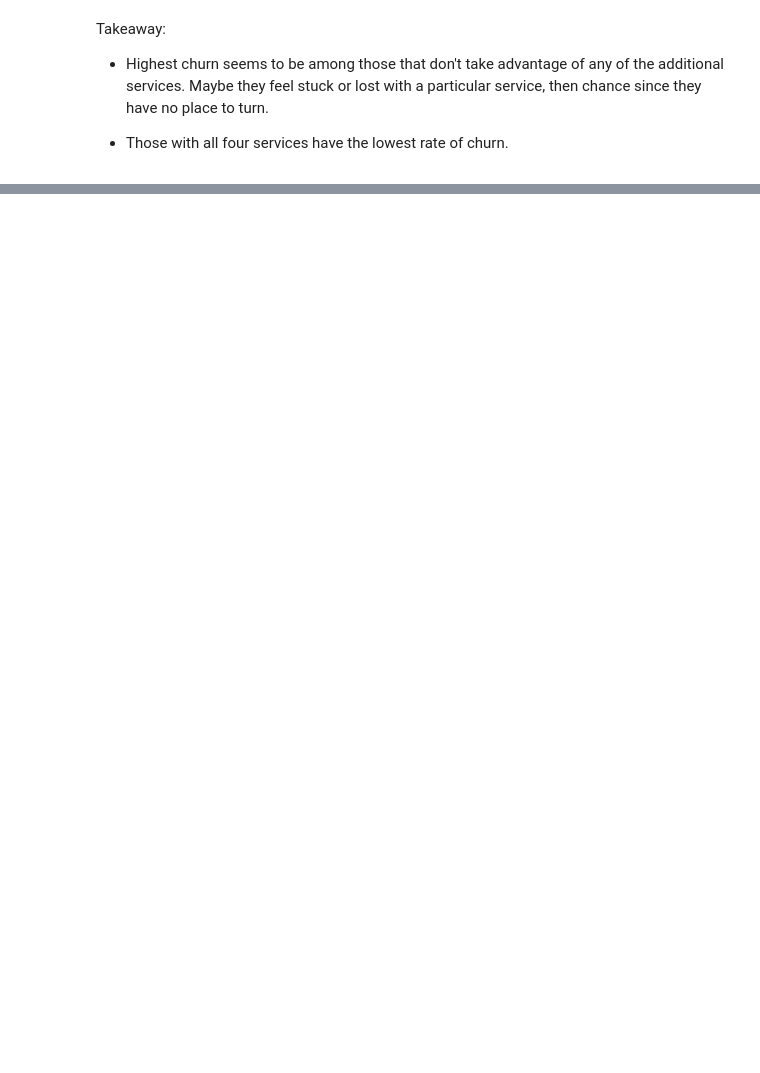
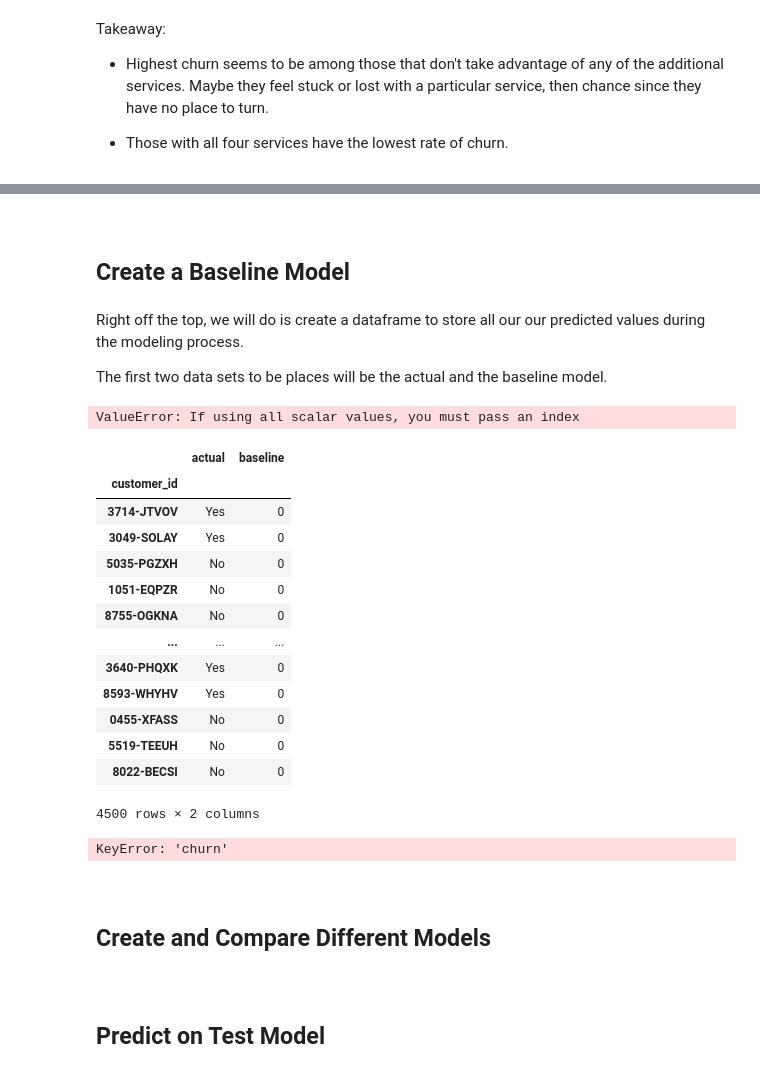
Before and after one commit to sonny-chase-nick-classification-project/telco_classification, a Jupyter notebook: Why_are_our_customers_churning.ipynb, the cells around one changed output, grey strips where cells are left out. Saved outputs shown, nothing was run; the diff lists cells and outputs as text; code cells hidden in the pictures; blank space fills up the shorter version.

Commit message:
getting started on the modeling

```diff
--- a/Why_are_our_customers_churning.ipynb
+++ b/Why_are_our_customers_churning.ipynb
@@ -213,3 +213,5 @@ telco.describe()
 # above, and return all train, validate and test datasets.
 
 X_train, y_train, X_validate, y_validate, X_test, y_test = prepare.split_telco(telco)
+# %%
+y_train = y_train.to_frame()
@@ -708,0 +572,8 @@ Index(['gender', 'senior_citizen', 'online_security', 'online_backup',
+# %% [markdown]
+<a id='baseline_model'></a>
+# %% [markdown]
+## Create a Baseline Model
+# %% [markdown]
+Right off the top, we will do is create a dataframe to store all our our predicted values during the modeling process.
+
+The first two data sets to be places will be the actual and the baseline model.
@@ -708,0 +582,38 @@ Index(['gender', 'senior_citizen', 'online_security', 'online_backup',
+# %%
+# We create a new dataframe to store the predicted values from all the models.
+# This makes it significantly easier to compare our model's performances against the actual values,
+# and the baseline.
+
+evaluation = pd.DataFrame({"actual": y_train})
+evaluation["baseline"] = 0
+# %% [output]
+ValueError: If using all scalar values, you must pass an index
+# %%
+evaluation
+# %% [output]
+|  | actual | baseline |
+| customer_id |  |  |
+| 3714-JTVOV | Yes | 0 |
+| 3049-SOLAY | Yes | 0 |
+| 5035-PGZXH | No | 0 |
+| 1051-EQPZR | No | 0 |
+| 8755-OGKNA | No | 0 |
+| ... | ... | ... |
+| 3640-PHQXK | Yes | 0 |
+| 8593-WHYHV | Yes | 0 |
+| 0455-XFASS | No | 0 |
+| 5519-TEEUH | No | 0 |
+| 8022-BECSI | No | 0 |
+4500 rows × 2 columns
+# %%
+y_train['churn'].value_counts()
+# %% [output]
+KeyError: 'churn'
+# %% [markdown]
+<a id='modeling'></a>
+# %% [markdown]
+## Create and Compare Different Models
+# %% [markdown]
+<a id='predict_test'></a>
+# %% [markdown]
+## Predict on Test Model
```
Also changed, not shown: parts of 46 cells of this notebook.
